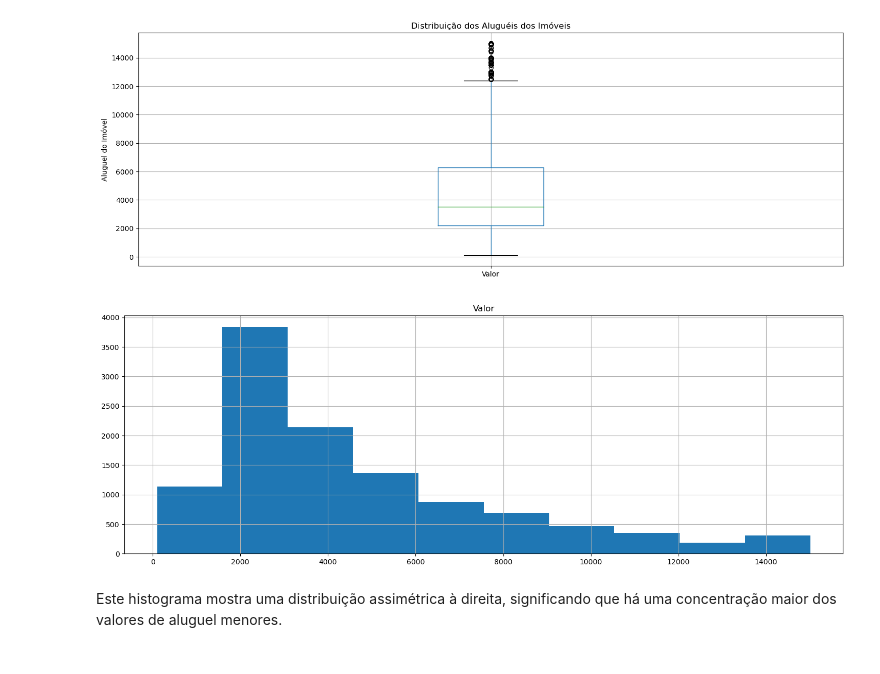
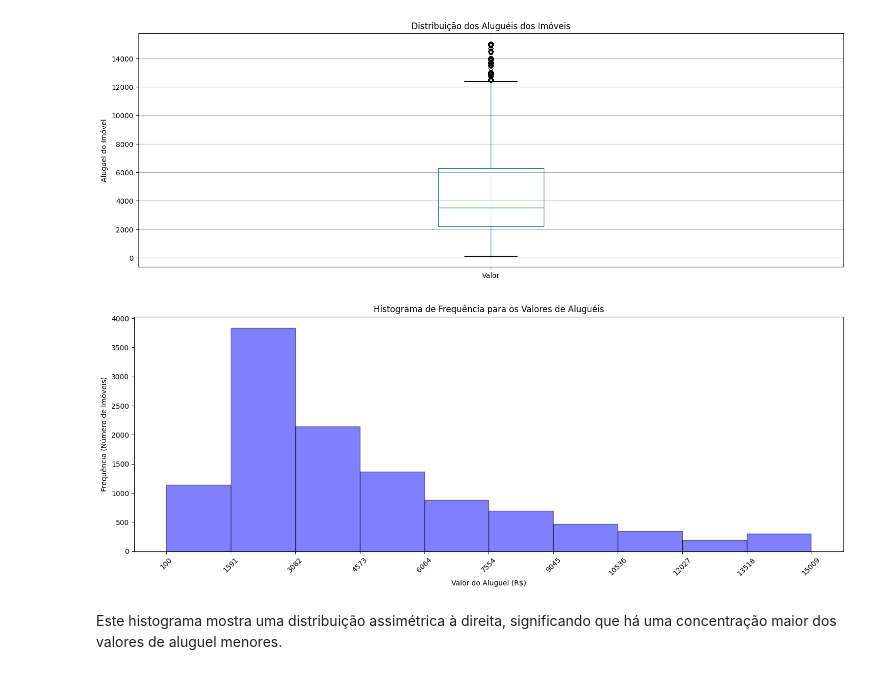
Before and after one commit to diego-torres-coder/Analise-de-Dados-de-Imoveis, a Jupyter notebook: Relatório de Análise VIII.ipynb, the cells around one changed output. Cells and saved outputs as stored; diff of their text form; code cells hidden in the pictures.

```diff
--- a/Relatório de Análise VIII.ipynb
+++ b/Relatório de Análise VIII.ipynb
@@ -101,11 +104,31 @@ plt.show()
 # %% [output]
 [figure]
 # %%
+# Obtém as fronteiras das classes do histograma
+limites_classes = np.histogram_bin_edges(imoveis['Valor'], bins=10)
+
+# Define um tamanho para a figura
+plt.figure(figsize=(18,6))
+
 # Cria um histograma a partir da variável valor do aluguel
-imoveis.hist(column='Valor', figsize=(18,6))
+plt.hist(x='Valor', bins=limites_classes, data=imoveis, alpha=0.5, color='b', edgecolor='k')
+
+# Define os marcadores do eixo x
+plt.xticks(limites_classes, rotation=45)
+
+# Define uma legenda para o eixo x
+plt.xlabel('Valor do Aluguel (R$)')
+
+# Define uma legenda para o eixo y
+plt.ylabel('Frequência (Número de Imóveis)')
+
+# Define um título para o gráfico
+plt.title('Histograma de Frequência para os Valores de Aluguéis')
+
+# Exibe o gráfico
 plt.show()
 # %% [output]
-[figure, old version]
+[figure, new version]
 # %% [markdown]
 Este histograma mostra uma distribuição assimétrica à direita, significando que há uma concentração maior dos valores de aluguel menores.
 # %%
```
Also changed, not shown: parts of 2 cells of this notebook, 7 other files.
